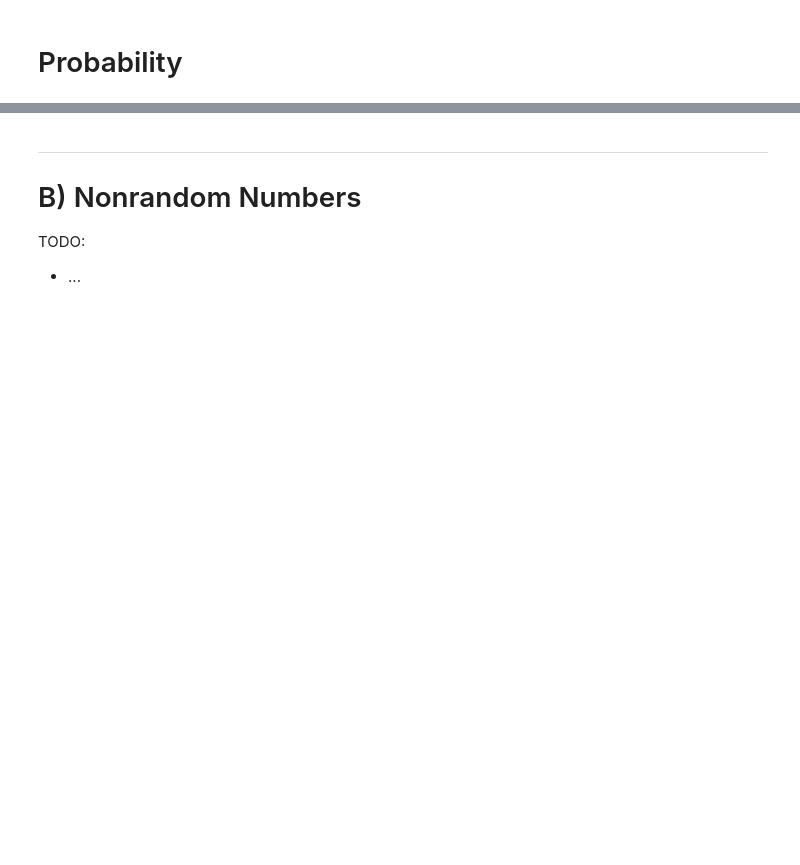
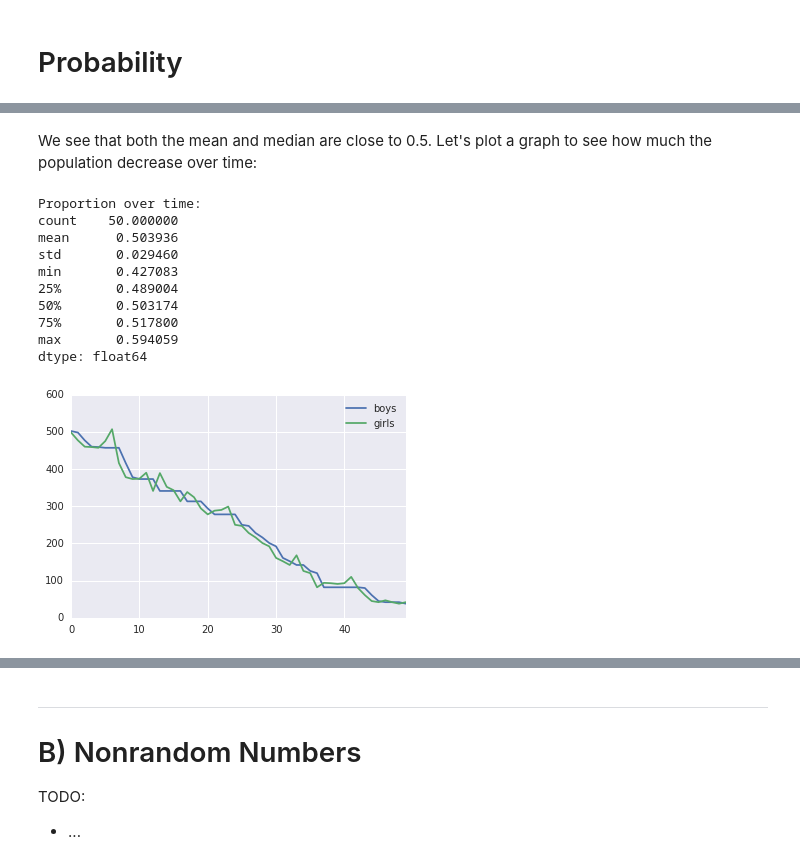
Before and after one commit to effa/iv122, a Jupyter notebook: 09-probability.ipynb, the cells around one changed output, grey strips where cells are left out. Cells and saved outputs as stored; diff of their text form; code cells hidden in the pictures; blank space fills up the shorter version.

Commit message:
Week 9: Girls/Boys proportion problem

```diff
--- a/09-probability.ipynb
+++ b/09-probability.ipynb
@@ -51,0 +32,25 @@ TODO: modification to the rules, what happens?
+# %%
+GIRL, BOY = 0, 1
+
+def compute_proportion(n_people=1000, n_iter=50, p_boy=0.5):
+    populations = generate_populations(n_people, p_boy, n_iter)
+    population = list(populations)[-1]
+    return sum(population) / len(population) if population else 0
+
+def generate_populations(n_people=1000, p_boy=0.5, n_iter=50):
+    population = [choice([GIRL, BOY]) for _ in range(n_people)]
+    for _ in range(n_iter):
+        yield population
+        population = create_new_population(population, p_boy)
+
+def create_new_population(population, p_boy):
+    n_families = min(population.count(g) for g in [GIRL, BOY])
+    new_population = []
+    for _ in range(n_families):
+        child = None
+        while child != BOY:
+            child = BOY if random() < p_boy else GIRL
+            new_population.append(child)
+    return new_population
+
+compute_proportion()
@@ -51,0 +74,26 @@ TODO: modification to the rules, what happens?
+# %% [markdown]
+We see that both the mean and median are close to 0.5. Let's plot a graph to see how much the population decrease over time:
+# %%
+def plot_generations(n_people=1000, n_iter=50, p_boy=0.5):
+    boys, girls = [], []
+    for population in generate_populations(n_people, p_boy, n_iter):
+        boys.append(population.count(BOY))
+        girls.append(population.count(GIRL))
+    df = pd.DataFrame({'boys': boys, 'girls': girls})
+    df.plot()
+    proportion = df.boys / (df.boys + df.girls)
+    print('Proportion over time:\n' + str(proportion.describe()))
+
+plot_generations()
+# %% [output]
+Proportion over time:
+count    50.000000
+mean      0.503936
+std       0.029460
+min       0.427083
+25%       0.489004
+50%       0.503174
+75%       0.517800
+max       0.594059
+dtype: float64
+[figure, added]
```
Also changed, not shown: parts of 11 cells of this notebook.
